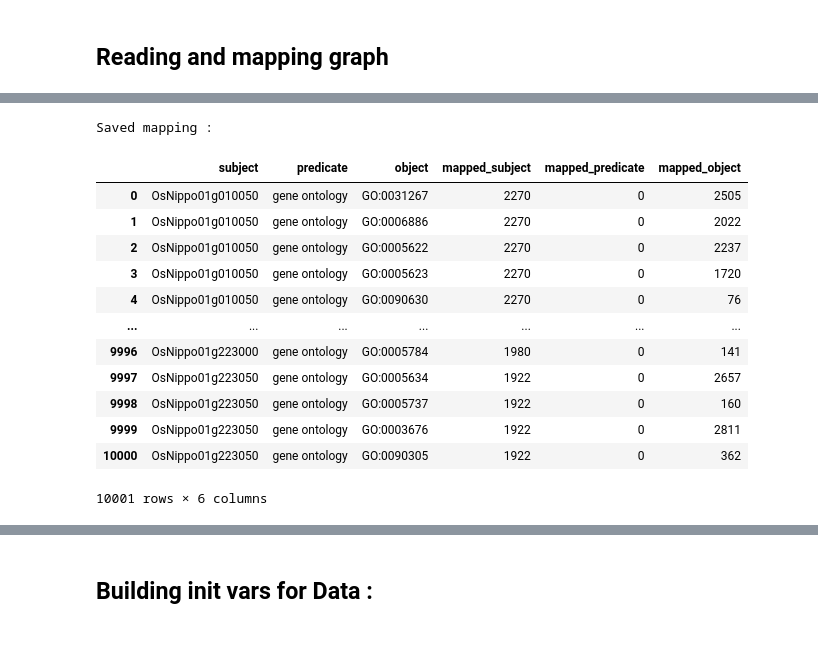
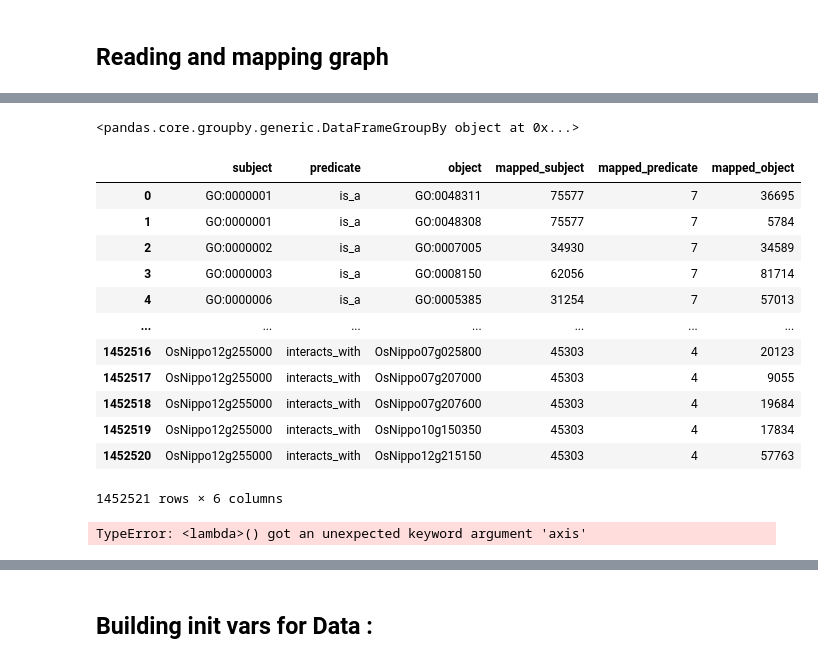
Before and after one commit to ElliotButz/ESL2024, a Jupyter notebook: code/00_Mapping_iric_and_make_datasets.ipynb, the cells around one changed output, grey strips where cells are left out. Saved outputs shown, nothing was run; the diff lists cells and outputs as text; code cells hidden in the pictures.

```diff
--- a/code/00_Mapping_iric_and_make_datasets.ipynb
+++ b/code/00_Mapping_iric_and_make_datasets.ipynb
@@ -27,31 +42,50 @@ device = 'cpu'
+# %%
+iric.groupby(['object'])
+# %% [output]
+<pandas.core.groupby.generic.DataFrameGroupBy object at 0x...>
 # %%
-iric = pd.read_csv(file_path, delimiter='\t', names = ['subject', 'predicate','object'])
+iric = pd.read_csv(file_path, delimiter='\t')
 
 # Mapping entities and relations to ids
 entity_set = set(iric['object']).union(set(iric['subject']))
 entity_to_mapping = {entity: int(i) for i, entity in enumerate(entity_set)}
 relation_set = set(iric['predicate'])
 relation_to_mapping = {relation: int(i) for i, relation in enumerate(relation_set)}
 
 iric['mapped_subject'] = iric['subject'].apply(lambda x: entity_to_mapping[x])
 iric['mapped_predicate'] = iric['predicate'].apply(lambda x: relation_to_mapping[x])
 iric['mapped_object'] = iric['object'].apply(lambda x: entity_to_mapping[x])
 
+display(iric)
+
+from tqdm import tqdm
+tqdm.pandas()
+
+iric['mapped_alt_tails'] = iric.groupby(['subject']).progress_apply(
+                                             lambda row:
+                                             iric.loc[(iric['mapped_subject'] == row['mapped_subject']) &
+                                                      (iric['mapped_predicate'] == row['mapped_predicate']) &
+                                                      (iric['mapped_object'] != row['mapped_object']),
+                                                                                                               'mapped_object'].values,
+                                            #  axis=1
+                                             )
+display(iric)
+
 iric.to_csv(mapping_save_path, sep='\t', index=False)
 print("Saved mapping :")
 display(pd.read_csv(mapping_save_path, sep = '\t'))
 # %% [output]
+|  | subject | predicate | object | mapped_subject | mapped_predicate | mapped_object |
+| 0 | GO:0000001 | is_a | GO:0048311 | 75577 | 7 | 36695 |
+| 1 | GO:0000001 | is_a | GO:0048308 | 75577 | 7 | 5784 |
+| 2 | GO:0000002 | is_a | GO:0007005 | 34930 | 7 | 34589 |
+| 3 | GO:0000003 | is_a | GO:0008150 | 62056 | 7 | 81714 |
+| 4 | GO:0000006 | is_a | GO:0005385 | 31254 | 7 | 57013 |
+| ... | ... | ... | ... | ... | ... | ... |
+| 1452516 | OsNippo12g255000 | interacts_with | OsNippo07g025800 | 45303 | 4 | 20123 |
+| 1452517 | OsNippo12g255000 | interacts_with | OsNippo07g207000 | 45303 | 4 | 9055 |
+| 1452518 | OsNippo12g255000 | interacts_with | OsNippo07g207600 | 45303 | 4 | 19684 |
+| 1452519 | OsNippo12g255000 | interacts_with | OsNippo10g150350 | 45303 | 4 | 17834 |
+| 1452520 | OsNippo12g255000 | interacts_with | OsNippo12g215150 | 45303 | 4 | 57763 |
-Saved mapping :
+1452521 rows × 6 columns
-|  | subject | predicate | object | mapped_subject | mapped_predicate | mapped_object |
-| 0 | OsNippo01g010050 | gene ontology | GO:0031267 | 2270 | 0 | 2505 |
-| 1 | OsNippo01g010050 | gene ontology | GO:0006886 | 2270 | 0 | 2022 |
-| 2 | OsNippo01g010050 | gene ontology | GO:0005622 | 2270 | 0 | 2237 |
-| 3 | OsNippo01g010050 | gene ontology | GO:0005623 | 2270 | 0 | 1720 |
-| 4 | OsNippo01g010050 | gene ontology | GO:0090630 | 2270 | 0 | 76 |
-| ... | ... | ... | ... | ... | ... | ... |
-| 9996 | OsNippo01g223000 | gene ontology | GO:0005784 | 1980 | 0 | 141 |
-| 9997 | OsNippo01g223050 | gene ontology | GO:0005634 | 1922 | 0 | 2657 |
-| 9998 | OsNippo01g223050 | gene ontology | GO:0005737 | 1922 | 0 | 160 |
-| 9999 | OsNippo01g223050 | gene ontology | GO:0003676 | 1922 | 0 | 2811 |
-| 10000 | OsNippo01g223050 | gene ontology | GO:0090305 | 1922 | 0 | 362 |
-10001 rows × 6 columns
+TypeError: <lambda>() got an unexpected keyword argument 'axis'
```
Also changed, not shown: parts of 5 cells of this notebook.
